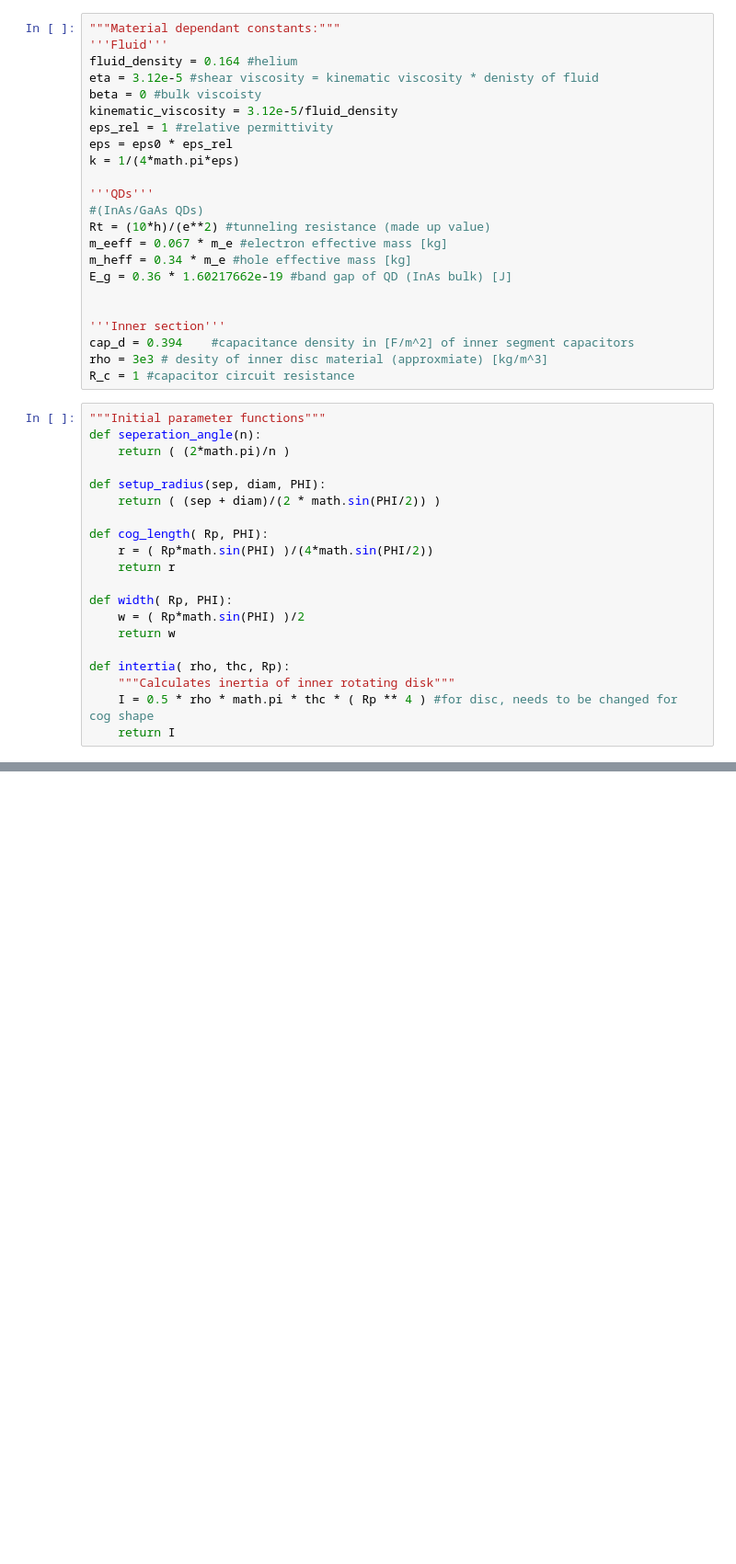
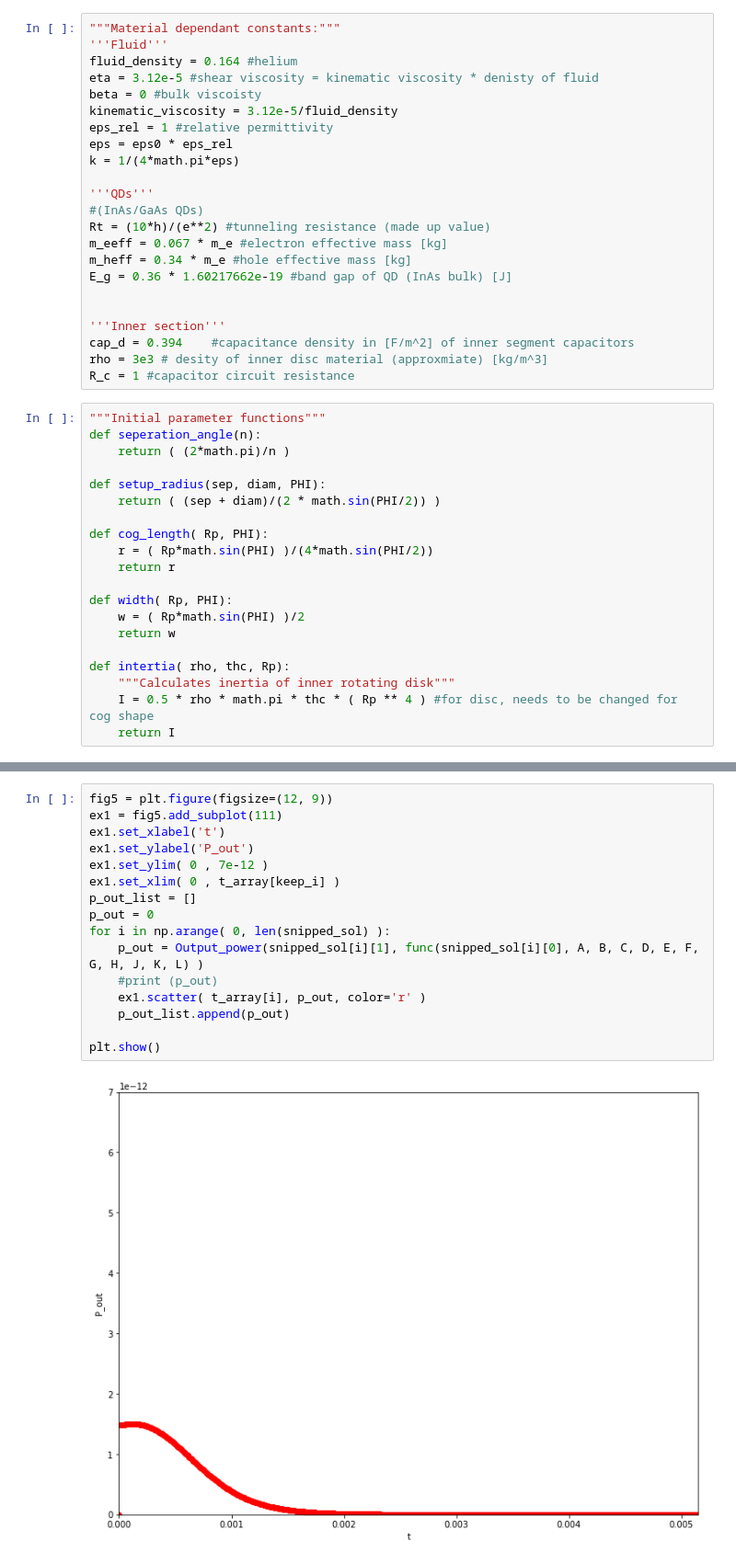
Before and after one commit to Paul-Burdekin/Nano-project, a Jupyter notebook: charge distribution correction 2102.ipynb, the cells around one changed output, grey strips where cells are left out. Shown at 92% size. Saved outputs shown, nothing was run; the diff lists cells and outputs as text; blank space fills up the shorter version.

```diff
--- a/charge distribution correction 2102.ipynb
+++ b/charge distribution correction 2102.ipynb
@@ -313,0 +351,18 @@ print (snipped_sol)
+# %%
+fig5 = plt.figure(figsize=(12, 9))
+ex1 = fig5.add_subplot(111)
+ex1.set_xlabel('t')
+ex1.set_ylabel('P_out')
+ex1.set_ylim( 0 , 7e-12 )
+ex1.set_xlim( 0 , t_array[keep_i] )
+p_out_list = []
+p_out = 0
+for i in np.arange( 0, len(snipped_sol) ):
+    p_out = Output_power(snipped_sol[i][1], func(snipped_sol[i][0], A, B, C, D, E, F, G, H, J, K, L) )
+    #print (p_out)
+    ex1.scatter( t_array[i], p_out, color='r' )
+    p_out_list.append(p_out)
+
+plt.show()
+# %% [output]
+[figure, added]
```
Also changed, not shown: parts of 13 cells of this notebook.
